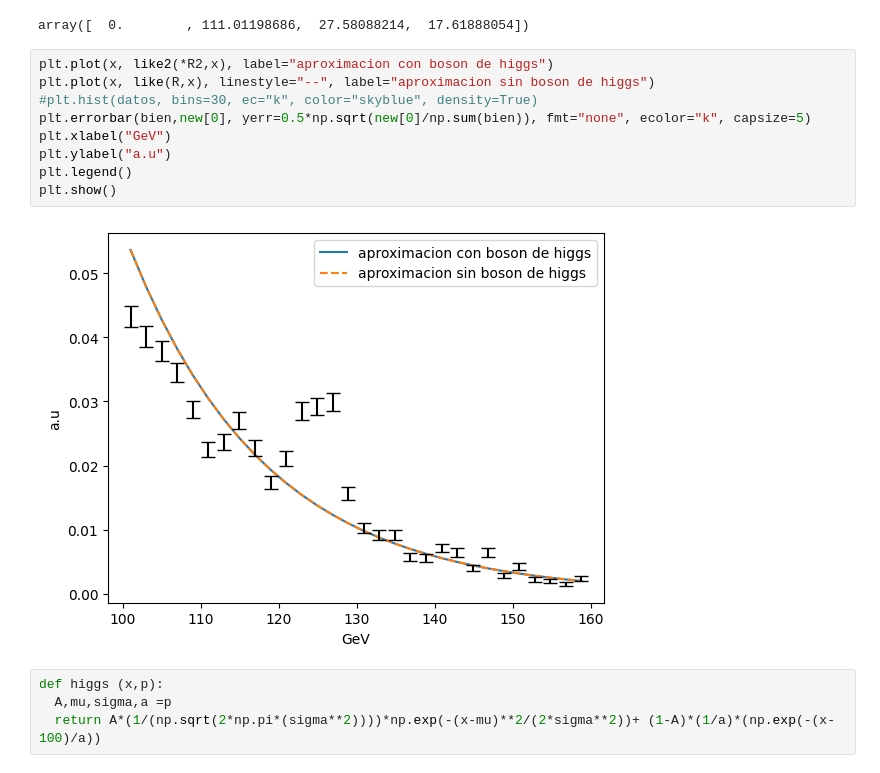
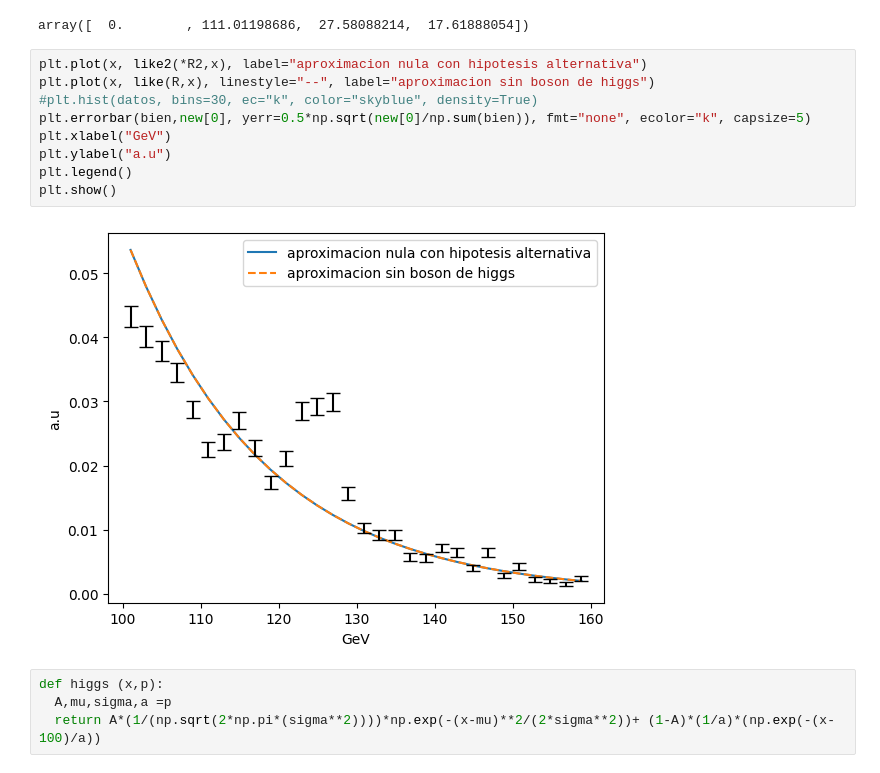
Before and after one commit to Metodoscomputacionales1/Metodos1_PedroAngarita_SimonUribe, a Jupyter notebook: Parcial3/Boson_de_higgs_parcial.ipynb, the cells around one changed output. Saved outputs shown, nothing was run; the diff lists cells and outputs as text.

```diff
--- a/Parcial3/Boson_de_higgs_parcial.ipynb
+++ b/Parcial3/Boson_de_higgs_parcial.ipynb
@@ -141,16 +141,16 @@ R2
 # %% [output]
 array([  0.        , 111.01198686,  27.58088214,  17.61888054])
 # %%
-plt.plot(x, like2(*R2,x), label="aproximacion con boson de higgs")
+plt.plot(x, like2(*R2,x), label="aproximacion nula con hipotesis alternativa")
 plt.plot(x, like(R,x), linestyle="--", label="aproximacion sin boson de higgs")
 #plt.hist(datos, bins=30, ec="k", color="skyblue", density=True)
 plt.errorbar(bien,new[0], yerr=0.5*np.sqrt(new[0]/np.sum(bien)), fmt="none", ecolor="k", capsize=5)
 plt.xlabel("GeV")
 plt.ylabel("a.u")
 plt.legend()
 plt.show()
 # %% [output]
-[figure, old version]
+[figure, new version]
 # %%
 def higgs (x,p):
   A,mu,sigma,a =p
```
Also changed, not shown: parts of 8 cells of this notebook.
